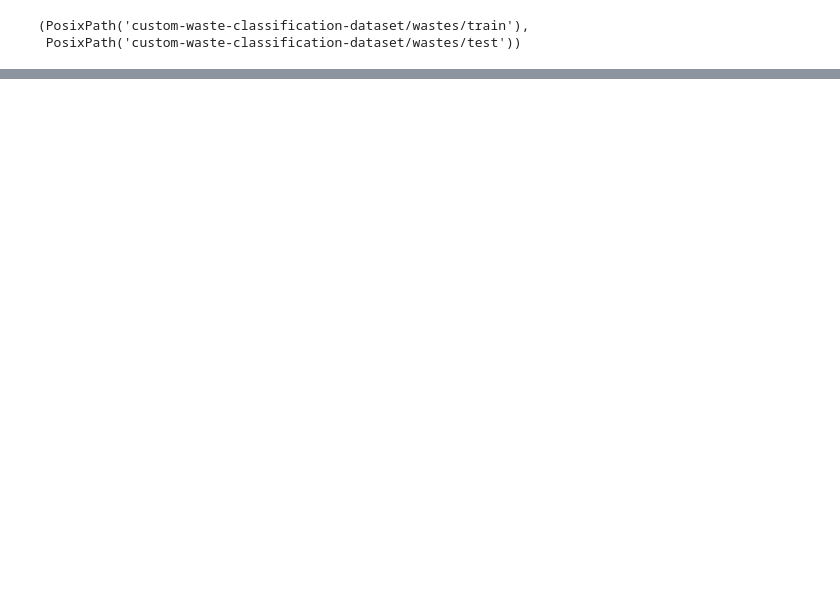
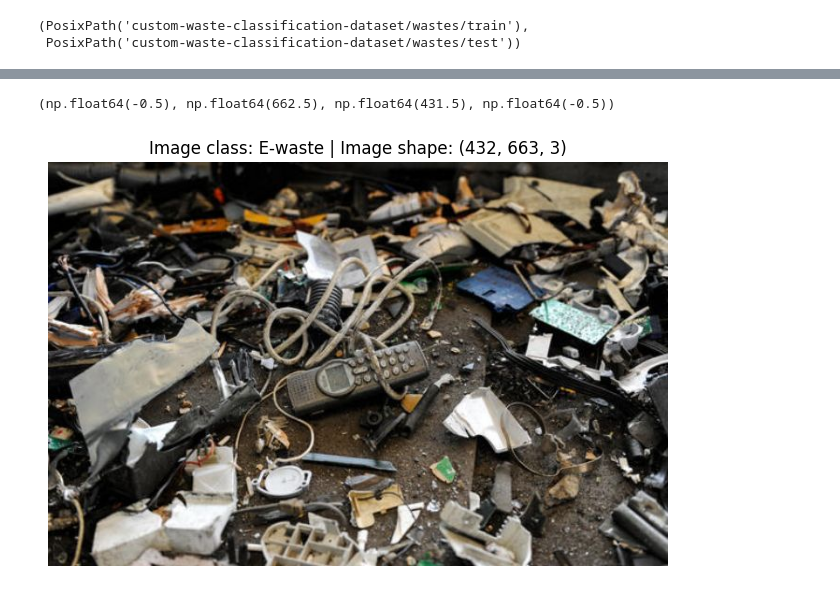
Before and after one commit to Imran1hp/Waste-Cassification, a Jupyter notebook: Waste_classification.ipynb, the cells around one changed output, grey strips where cells are left out. Cells and saved outputs as stored; diff of their text form; code cells hidden in the pictures; blank space fills up the shorter version.

```diff
--- a/Waste_classification.ipynb
+++ b/Waste_classification.ipynb
@@ -64,0 +86,15 @@ train_dir , test_dir
+# %%
+import matplotlib.pyplot as plt
+import numpy as np
+
+
+img_array = np.array(img)
+
+plt.figure(figsize=(8,7))
+
+plt.imshow(img_array)
+plt.title(f"Image class: {class_name} | Image shape: {img_array.shape}")
+plt.axis(False)
+# %% [output]
+(np.float64(-0.5), np.float64(662.5), np.float64(431.5), np.float64(-0.5))
+[figure, added]
```
Also changed, not shown: parts of 6 cells of this notebook.
